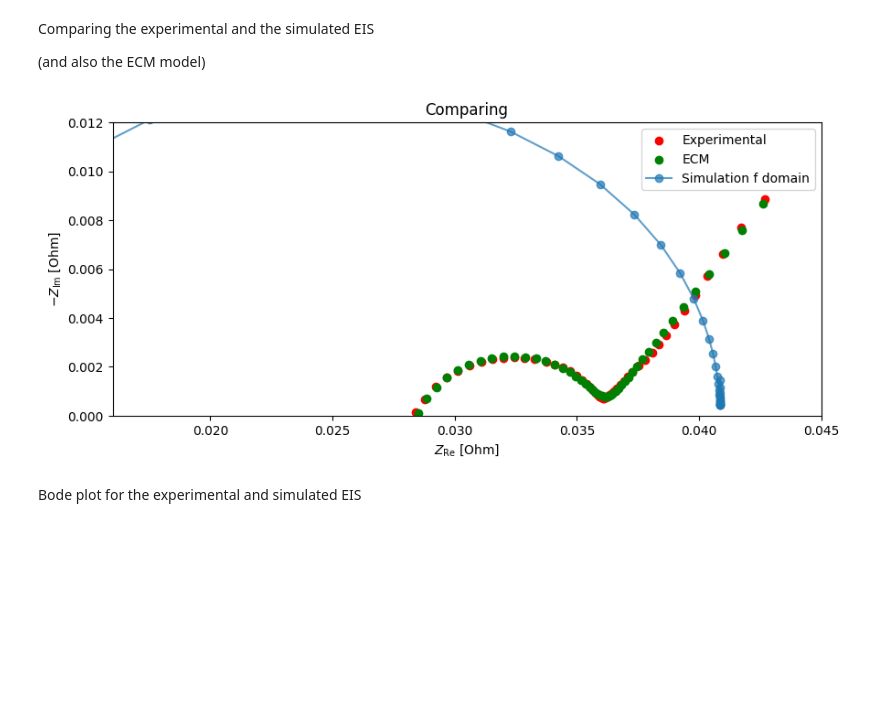
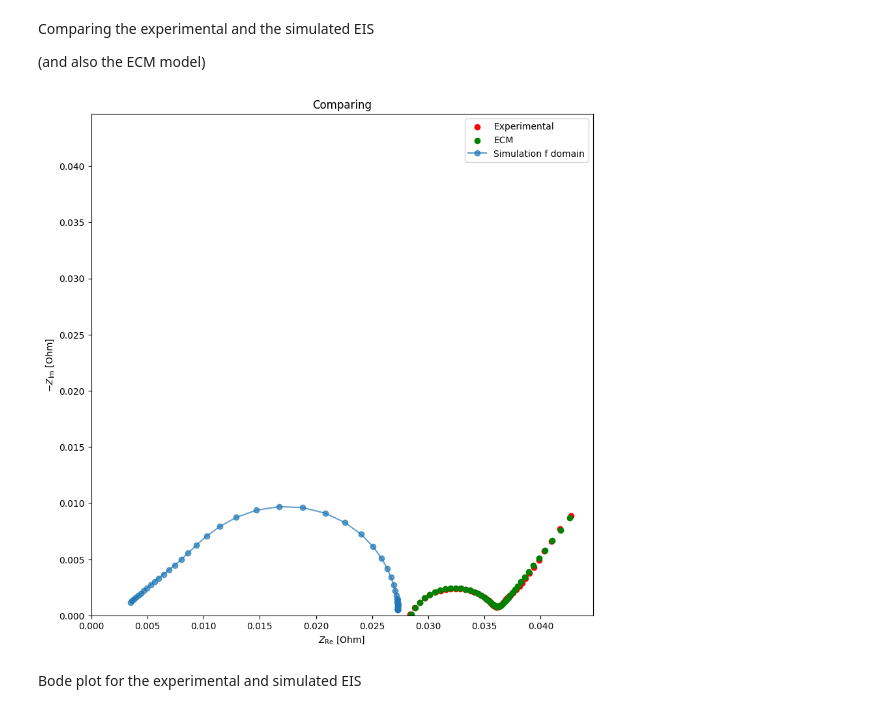
Before and after one commit to samaard2001/EIS-code, a Jupyter notebook: Code/EIS_code.ipynb, the cells around one changed output. Saved outputs shown, nothing was run; the diff lists cells and outputs as text; code cells hidden in the pictures; blank space fills up the shorter version.

```diff
--- a/Code/EIS_code.ipynb
+++ b/Code/EIS_code.ipynb
@@ -428,0 +461,18 @@ params.update(
+# %%
+def electrolyte_conductivity_Nyman2008(c_e, T):
+
+    sigma_e = (
+        0.1297 * (c_e / 1000) ** 3 - 2.51 * (c_e / 1000) ** 1.5 + 3.329 * (c_e / 1000)
+    )
+
+    # Nyman et al. (2008) does not provide temperature dependence
+
+    return (sigma_e)*1e2
+
+params.update(
+    {
+        "Electrolyte conductivity [S.m-1]": electrolyte_conductivity_Nyman2008,
+    },
+    check_already_exists=False,
+
+)
@@ -428,0 +481,15 @@ params.update(
+# %%
+def electrolyte_diffusivity_Nyman2008(c_e, T):
+    D_c_e = 8.794e-11 * (c_e / 1000) ** 2 - 3.972e-10 * (c_e / 1000) + 4.862e-10
+
+    # Nyman et al. (2008) does not provide temperature dependence
+
+    return (D_c_e)*1e2
+
+params.update(
+    {
+        "Electrolyte diffusivity [m2.s-1]": electrolyte_diffusivity_Nyman2008,
+    },
+    check_already_exists=False,
+
+)
@@ -775,20 +865,20 @@ Comparing the experimental and the simulated EIS
 # %%
 names = ['Experimental', 'Simulation f domain', 'Simulation t domain']
 
 fig, ax = plt.subplots(figsize=(10, 10))
 ax.scatter(df_real, -df_imag, label=f"{names[0]}", color = 'red')
 ax.scatter(Z_randles().real, -Z_randles().imag, label = f'ECM', color = 'green')
 pybammeis.nyquist_plot(sim_f, ax=ax, linestyle="-", label=f"{names[1]}", alpha=0.7)
 #pybammeis.nyquist_plot(impedances_time, ax=ax, linestyle="-", label=f"{names[2]}", alpha=0.7)
 
-ax.set_xlim(0.016, 0.045)
-ax.set_ylim(0, 0.012)
+#ax.set_xlim(0.016, 0.045)
+#ax.set_ylim(0, 0.012)
 
 plt.legend()
 plt.title("Comparing")
 plt.show()
 # %% [output]
-[figure, old version]
+[figure, new version]
 # %% [markdown]
 Bode plot for the experimental and simulated EIS
 # %%
```
Also changed, not shown: parts of 15 cells of this notebook, 1 other file.
